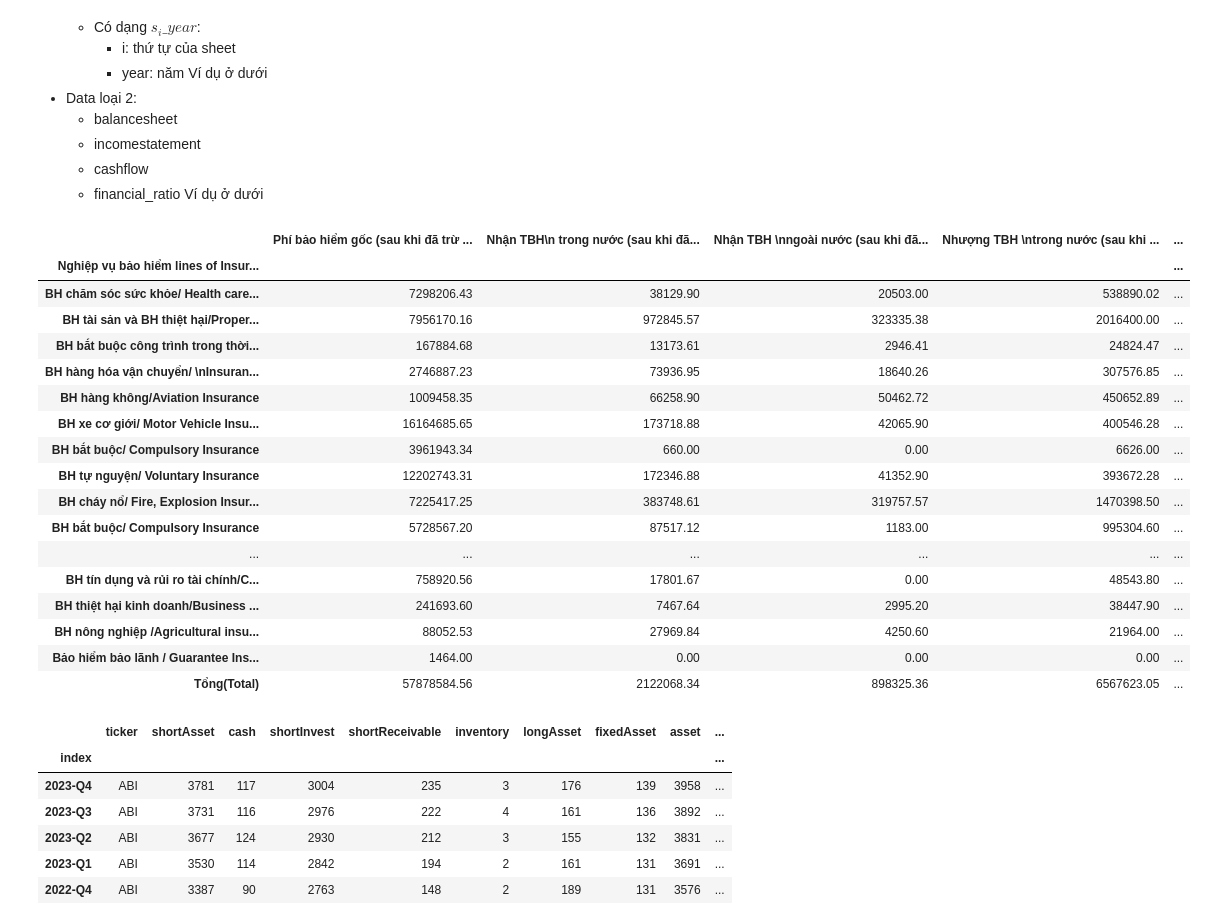
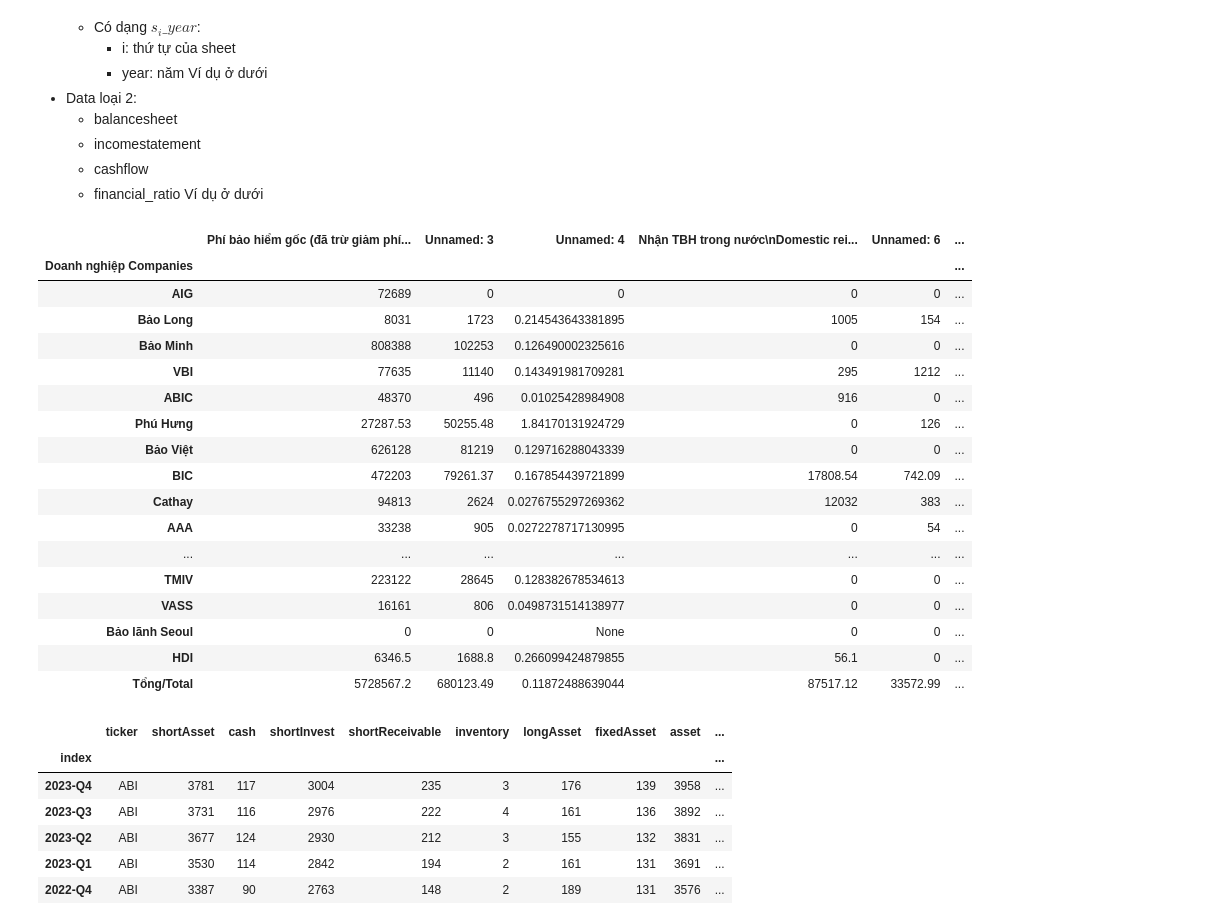
Before and after one commit to khanhtrinh2003/Insurance, a Jupyter notebook: main.ipynb, the cells around one changed output. Drawn from its saved outputs; the diff is of its cells as text; code cells hidden in the pictures.

```diff
--- a/main.ipynb
+++ b/main.ipynb
@@ -42,27 +42,27 @@ db=My_db(sqlite3.connect('insurance.db'))
     Ví dụ ở dưới
 # %%
 # Data loại 1
-df=db.read_data('s1_21')
+df=db.read_data('s15_21')
 df
 # %% [output]
-|  | Phí bảo hiểm gốc (sau khi đã trừ ... | Nhận TBH\n trong nước (sau khi đã... | Nhận TBH \nngoài nước (sau khi đã... | Nhượng TBH \ntrong nước (sau khi ... | ... |
-| Nghiệp vụ bảo hiểm lines of Insur... |  |  |  |  | ... |
-| BH chăm sóc sức khỏe/ Health care... | 7298206.43 | 38129.90 | 20503.00 | 538890.02 | ... |
-| BH tài sản và BH thiệt hại/Proper... | 7956170.16 | 972845.57 | 323335.38 | 2016400.00 | ... |
-| BH bắt buộc công trình trong thời... | 167884.68 | 13173.61 | 2946.41 | 24824.47 | ... |
-| BH hàng hóa vận chuyển/ \nInsuran... | 2746887.23 | 73936.95 | 18640.26 | 307576.85 | ... |
-| BH hàng không/Aviation Insurance | 1009458.35 | 66258.90 | 50462.72 | 450652.89 | ... |
-| BH xe cơ giới/ Motor Vehicle Insu... | 16164685.65 | 173718.88 | 42065.90 | 400546.28 | ... |
-| BH bắt buộc/ Compulsory Insurance | 3961943.34 | 660.00 | 0.00 | 6626.00 | ... |
-| BH tự nguyện/ Voluntary Insurance | 12202743.31 | 172346.88 | 41352.90 | 393672.28 | ... |
-| BH cháy nổ/ Fire, Explosion Insur... | 7225417.25 | 383748.61 | 319757.57 | 1470398.50 | ... |
-| BH bắt buộc/ Compulsory Insurance | 5728567.20 | 87517.12 | 1183.00 | 995304.60 | ... |
-| ... | ... | ... | ... | ... | ... |
-| BH tín dụng và rủi ro tài chính/C... | 758920.56 | 17801.67 | 0.00 | 48543.80 | ... |
-| BH thiệt hại kinh doanh/Business ... | 241693.60 | 7467.64 | 2995.20 | 38447.90 | ... |
-| BH nông nghiệp /Agricultural insu... | 88052.53 | 27969.84 | 4250.60 | 21964.00 | ... |
-| Bảo hiểm bảo lãnh / Guarantee Ins... | 1464.00 | 0.00 | 0.00 | 0.00 | ... |
-| Tổng(Total) | 57878584.56 | 2122068.34 | 898325.36 | 6567623.05 | ... |
+|  | Phí bảo hiểm gốc (đã trừ giảm phí... | Unnamed: 3 | Unnamed: 4 | Nhận TBH trong nước\nDomestic rei... | Unnamed: 6 | ... |
+| Doanh nghiệp Companies |  |  |  |  |  | ... |
+| AIG | 72689 | 0 | 0 | 0 | 0 | ... |
+| Bảo Long | 8031 | 1723 | 0.214543643381895 | 1005 | 154 | ... |
+| Bảo Minh | 808388 | 102253 | 0.126490002325616 | 0 | 0 | ... |
+| VBI | 77635 | 11140 | 0.143491981709281 | 295 | 1212 | ... |
+| ABIC | 48370 | 496 | 0.01025428984908 | 916 | 0 | ... |
+| Phú Hưng | 27287.53 | 50255.48 | 1.84170131924729 | 0 | 126 | ... |
+| Bảo Việt | 626128 | 81219 | 0.129716288043339 | 0 | 0 | ... |
+| BIC | 472203 | 79261.37 | 0.167854439721899 | 17808.54 | 742.09 | ... |
+| Cathay | 94813 | 2624 | 0.0276755297269362 | 12032 | 383 | ... |
+| AAA | 33238 | 905 | 0.0272278717130995 | 0 | 54 | ... |
+| ... | ... | ... | ... | ... | ... | ... |
+| TMIV | 223122 | 28645 | 0.128382678534613 | 0 | 0 | ... |
+| VASS | 16161 | 806 | 0.0498731514138977 | 0 | 0 | ... |
+| Bảo lãnh Seoul | 0 | 0 | None | 0 | 0 | ... |
+| HDI | 6346.5 | 1688.8 | 0.266099424879855 | 56.1 | 0 | ... |
+| Tổng/Total | 5728567.2 | 680123.49 | 0.11872488639044 | 87517.12 | 33572.99 | ... |
 # %%
 # Data loai 2
 db.read_data('balancesheet')
```
Also changed, not shown: 1 other file.
